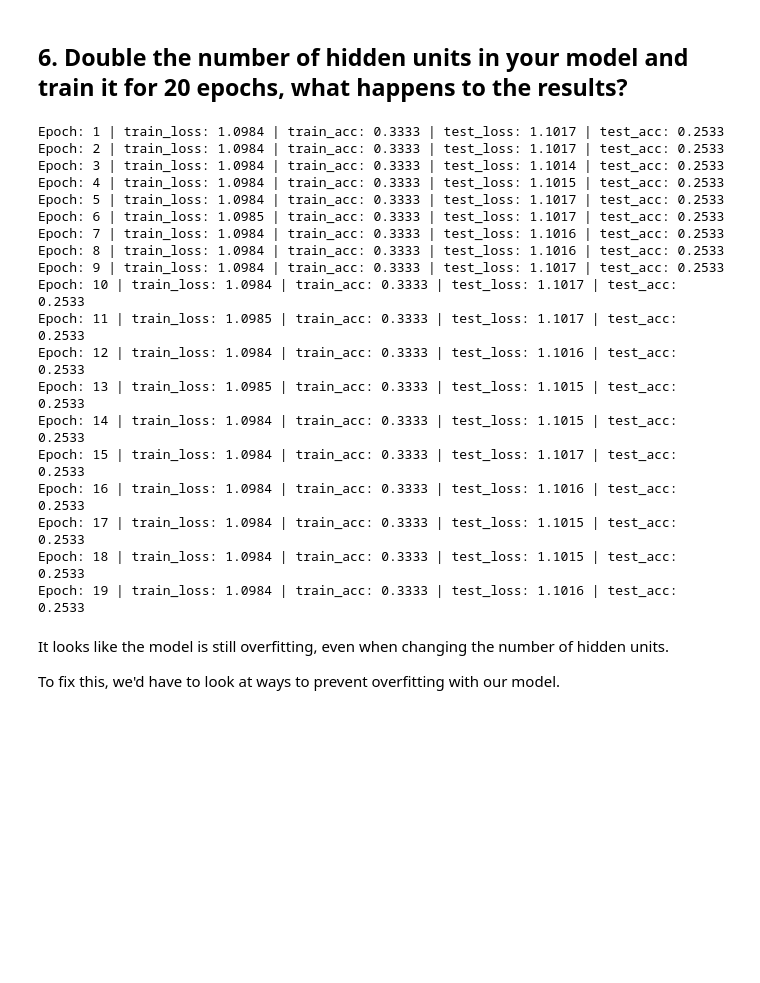
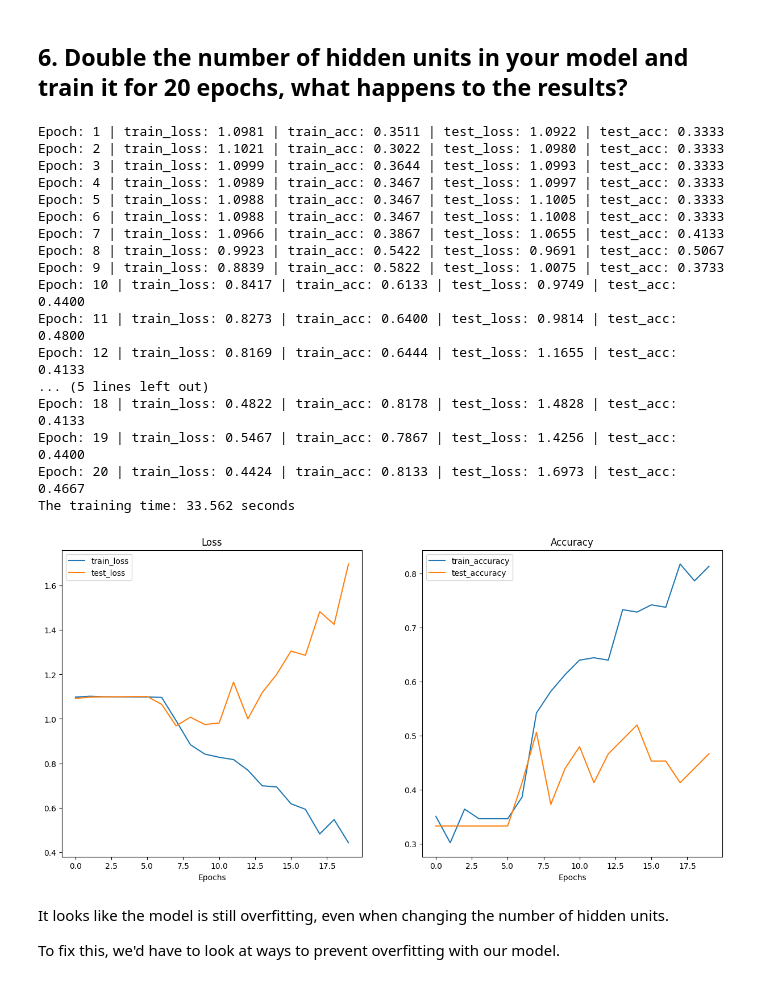
Before and after one commit to LIRuixuan0407/Pytorch_exercises, a Jupyter notebook: 04_pytorch_custom_datasets_exercises.ipynb, the cells around one changed output. Saved outputs shown, nothing was run; the diff lists cells and outputs as text; code cells hidden in the pictures; blank space fills up the shorter version.

```diff
--- a/04_pytorch_custom_datasets_exercises.ipynb
+++ b/04_pytorch_custom_datasets_exercises.ipynb
@@ -613,30 +610,35 @@ model_1 = TinyVGG(input_shape=3,
                   hidden_units=20,
                   output_shape=len(train_data.classes)).to(device)
 
+loss_fn = nn.CrossEntropyLoss()
+optimizer = torch.optim.Adam(model_1.parameters(), lr=0.001)
+
 model_1_results = train(model_1, train_dataloader, test_dataloader, optimizer, loss_fn, 20);
 
 end_time = timer()
 print(f"The training time: {end_time - start_time:.3f} seconds")
 # %% [output]
-Epoch: 1 | train_loss: 1.0984 | train_acc: 0.3333 | test_loss: 1.1017 | test_acc: 0.2533
-Epoch: 2 | train_loss: 1.0984 | train_acc: 0.3333 | test_loss: 1.1017 | test_acc: 0.2533
-Epoch: 3 | train_loss: 1.0984 | train_acc: 0.3333 | test_loss: 1.1014 | test_acc: 0.2533
-Epoch: 4 | train_loss: 1.0984 | train_acc: 0.3333 | test_loss: 1.1015 | test_acc: 0.2533
-Epoch: 5 | train_loss: 1.0984 | train_acc: 0.3333 | test_loss: 1.1017 | test_acc: 0.2533
-Epoch: 6 | train_loss: 1.0985 | train_acc: 0.3333 | test_loss: 1.1017 | test_acc: 0.2533
-Epoch: 7 | train_loss: 1.0984 | train_acc: 0.3333 | test_loss: 1.1016 | test_acc: 0.2533
-Epoch: 8 | train_loss: 1.0984 | train_acc: 0.3333 | test_loss: 1.1016 | test_acc: 0.2533
-Epoch: 9 | train_loss: 1.0984 | train_acc: 0.3333 | test_loss: 1.1017 | test_acc: 0.2533
-Epoch: 10 | train_loss: 1.0984 | train_acc: 0.3333 | test_loss: 1.1017 | test_acc: 0.2533
-Epoch: 11 | train_loss: 1.0985 | train_acc: 0.3333 | test_loss: 1.1017 | test_acc: 0.2533
-Epoch: 12 | train_loss: 1.0984 | train_acc: 0.3333 | test_loss: 1.1016 | test_acc: 0.2533
-Epoch: 13 | train_loss: 1.0985 | train_acc: 0.3333 | test_loss: 1.1015 | test_acc: 0.2533
-Epoch: 14 | train_loss: 1.0984 | train_acc: 0.3333 | test_loss: 1.1015 | test_acc: 0.2533
-Epoch: 15 | train_loss: 1.0984 | train_acc: 0.3333 | test_loss: 1.1017 | test_acc: 0.2533
-Epoch: 16 | train_loss: 1.0984 | train_acc: 0.3333 | test_loss: 1.1016 | test_acc: 0.2533
-Epoch: 17 | train_loss: 1.0984 | train_acc: 0.3333 | test_loss: 1.1015 | test_acc: 0.2533
-Epoch: 18 | train_loss: 1.0984 | train_acc: 0.3333 | test_loss: 1.1015 | test_acc: 0.2533
-Epoch: 19 | train_loss: 1.0984 | train_acc: 0.3333 | test_loss: 1.1016 | test_acc: 0.2533
+Epoch: 1 | train_loss: 1.0981 | train_acc: 0.3511 | test_loss: 1.0922 | test_acc: 0.3333
+Epoch: 2 | train_loss: 1.1021 | train_acc: 0.3022 | test_loss: 1.0980 | test_acc: 0.3333
+Epoch: 3 | train_loss: 1.0999 | train_acc: 0.3644 | test_loss: 1.0993 | test_acc: 0.3333
+Epoch: 4 | train_loss: 1.0989 | train_acc: 0.3467 | test_loss: 1.0997 | test_acc: 0.3333
+Epoch: 5 | train_loss: 1.0988 | train_acc: 0.3467 | test_loss: 1.1005 | test_acc: 0.3333
+Epoch: 6 | train_loss: 1.0988 | train_acc: 0.3467 | test_loss: 1.1008 | test_acc: 0.3333
+Epoch: 7 | train_loss: 1.0966 | train_acc: 0.3867 | test_loss: 1.0655 | test_acc: 0.4133
+Epoch: 8 | train_loss: 0.9923 | train_acc: 0.5422 | test_loss: 0.9691 | test_acc: 0.5067
+Epoch: 9 | train_loss: 0.8839 | train_acc: 0.5822 | test_loss: 1.0075 | test_acc: 0.3733
+Epoch: 10 | train_loss: 0.8417 | train_acc: 0.6133 | test_loss: 0.9749 | test_acc: 0.4400
+Epoch: 11 | train_loss: 0.8273 | train_acc: 0.6400 | test_loss: 0.9814 | test_acc: 0.4800
+Epoch: 12 | train_loss: 0.8169 | train_acc: 0.6444 | test_loss: 1.1655 | test_acc: 0.4133
+... (5 lines left out)
+Epoch: 18 | train_loss: 0.4822 | train_acc: 0.8178 | test_loss: 1.4828 | test_acc: 0.4133
+Epoch: 19 | train_loss: 0.5467 | train_acc: 0.7867 | test_loss: 1.4256 | test_acc: 0.4400
+Epoch: 20 | train_loss: 0.4424 | train_acc: 0.8133 | test_loss: 1.6973 | test_acc: 0.4667
+The training time: 33.562 seconds
+# %%
+plot_loss_curves(model_1_results)
+# %% [output]
+[figure, added]
 # %% [markdown]
 It looks like the model is still overfitting, even when changing the number of hidden units.
 
```
Also changed, not shown: parts of 17 cells of this notebook.
